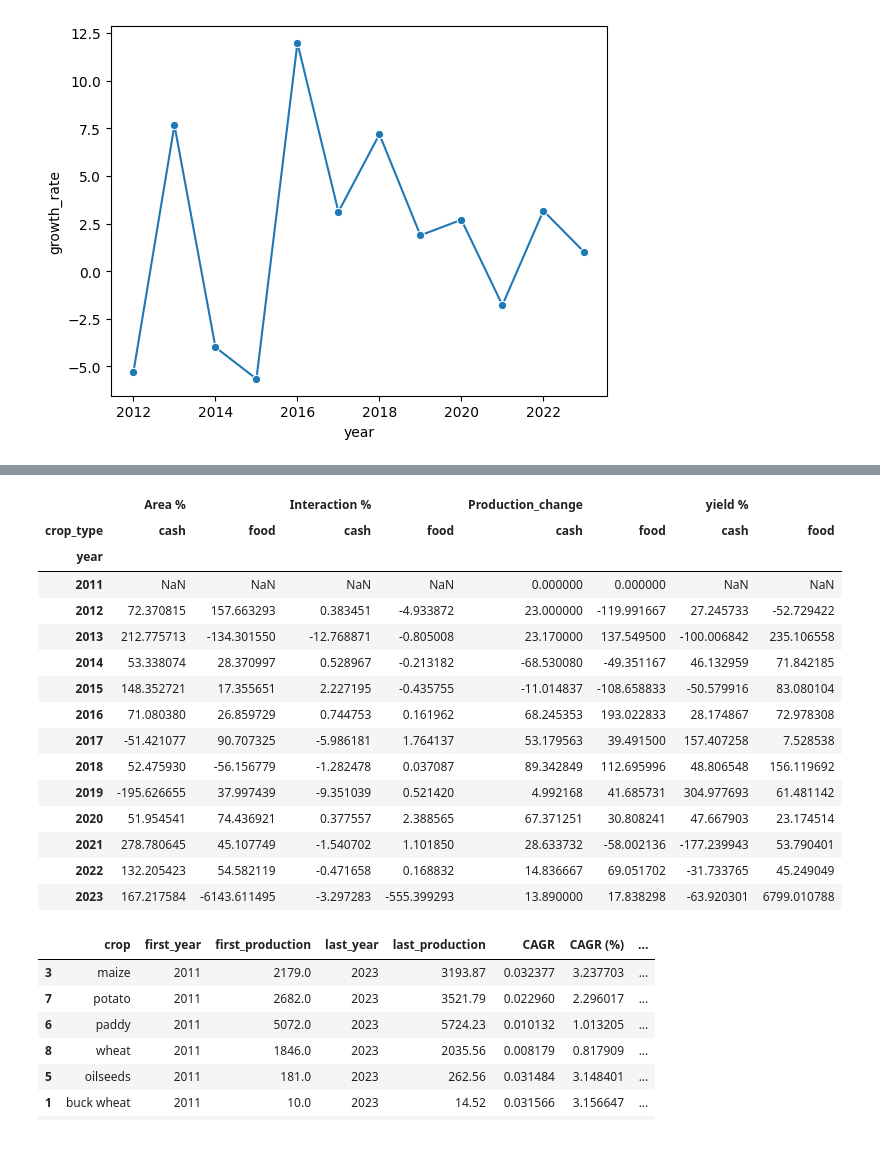
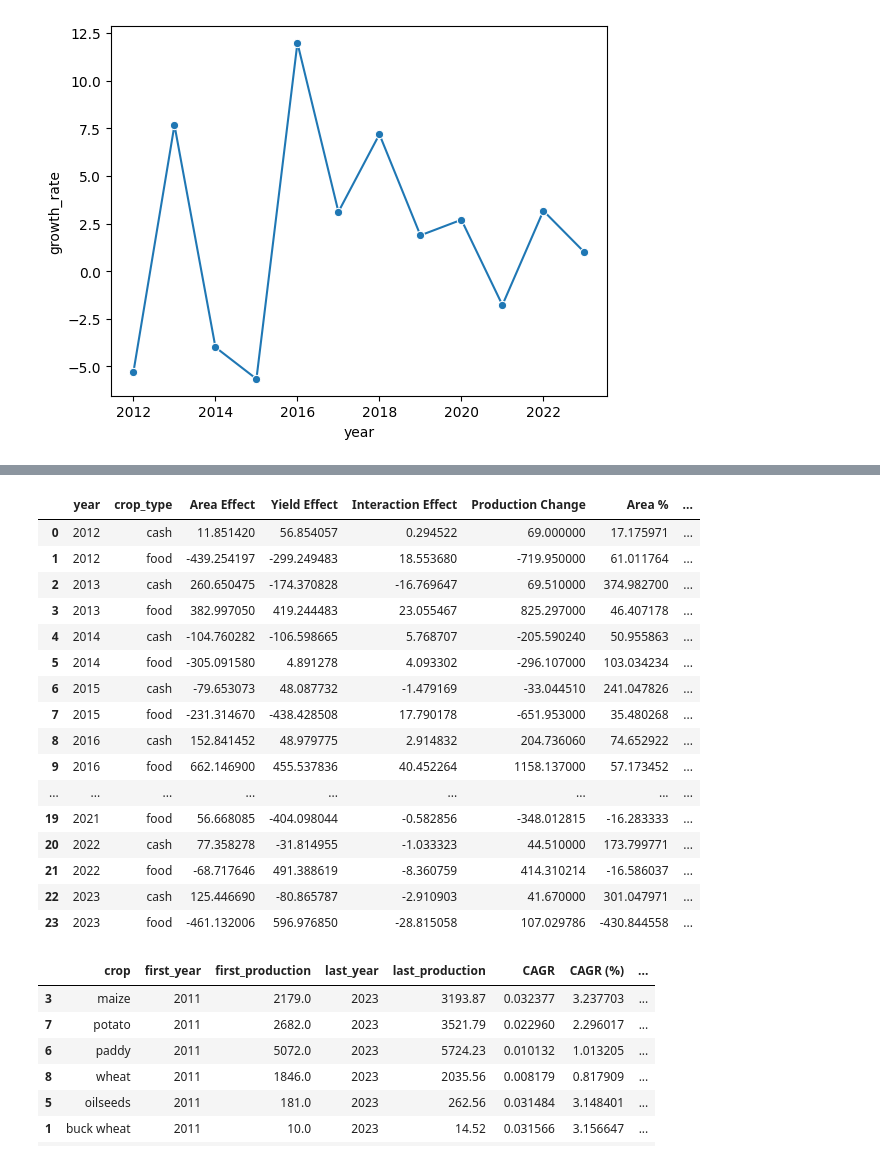
Before and after one commit to pandebipinX/Nepal_economic_analysis, a Jupyter notebook: Analysis.ipynb, the cells around one changed output, grey strips where cells are left out. Saved outputs shown, nothing was run; the diff lists cells and outputs as text; code cells hidden in the pictures.

```diff
--- a/Analysis.ipynb
+++ b/Analysis.ipynb
@@ -799,60 +801,61 @@ PREV_CAL AS (
     LAG(Area) OVER(PARTITION BY crop_type,crop ORDER BY year) as prev_area,
     LAG(Production) OVER(PARTITION BY crop_type,crop ORDER BY year) as prev_prod,
     LAG(yield) OVER(PARTITION BY crop_type,crop ORDER BY year) as prev_yield
 FROM BASE
 )
 SELECT
     year,
     crop,
     crop_type,
     Area,
     Production,
     Productivity,
     prev_area,
     prev_prod,
     prev_yield,
     (Area - prev_area) AS delta_area,
 	(Production - prev_prod) AS delta_production,
 	(yield - prev_yield) AS delta_yield
 FROM PREV_CAL
 ORDER BY year
 """
 data = pd.read_sql(query,engine)
 data.isnull().sum()
-data.fillna(0,inplace=True)
+data = data.dropna(
+    subset=['prev_area', 'prev_yield', 'prev_prod']
+)
 data.head(30)
 
 data['Area Effect'] = data['delta_area'] * data['prev_yield']
 data['Yield Effect'] = data['delta_yield'] * data['prev_area']
 data['Interaction Effect'] = data['delta_area'] * data['delta_yield']
 
-data['Production_change'] = data['Area Effect'] + data['Yield Effect'] + data['Interaction Effect']
-data['Area %'] = data['Area Effect']/data['Production_change'] * 100
-data['yield %'] = data['Yield Effect']/data['Production_change'] * 100
-data['Interaction %'] = data['Interaction Effect']/data['Production_change'] * 100
-data['check'] = data['Area %'] + data['yield %'] + data['Interaction %']
-data.pivot_table(
-    index = 'year',
-    columns = ['crop_type'],
-    values=['Production_change','Area %','yield %','Interaction %']
-)
+
+summary = data.groupby(["year","crop_type"],as_index=False)[["Area Effect","Yield Effect","Interaction Effect"]].sum()
+
+summary['Production Change'] = summary['Area Effect'] + summary['Yield Effect'] + summary['Interaction Effect']
+summary['Area %'] = summary['Area Effect']/summary['Production Change'] * 100
+summary['yield %'] = summary['Yield Effect']/summary['Production Change'] * 100
+summary['Interaction %'] = summary['Interaction Effect']/summary['Production Change'] * 100
+summary
 # %% [output]
-|  | Area % |  | Interaction % |  | Production_change |  | yield % |  |
-| crop_type | cash | food | cash | food | cash | food | cash | food |
-| year |  |  |  |  |  |  |  |  |
-| 2011 | NaN | NaN | NaN | NaN | 0.000000 | 0.000000 | NaN | NaN |
-| 2012 | 72.370815 | 157.663293 | 0.383451 | -4.933872 | 23.000000 | -119.991667 | 27.245733 | -52.729422 |
-| 2013 | 212.775713 | -134.301550 | -12.768871 | -0.805008 | 23.170000 | 137.549500 | -100.006842 | 235.106558 |
-| 2014 | 53.338074 | 28.370997 | 0.528967 | -0.213182 | -68.530080 | -49.351167 | 46.132959 | 71.842185 |
-| 2015 | 148.352721 | 17.355651 | 2.227195 | -0.435755 | -11.014837 | -108.658833 | -50.579916 | 83.080104 |
-| 2016 | 71.080380 | 26.859729 | 0.744753 | 0.161962 | 68.245353 | 193.022833 | 28.174867 | 72.978308 |
-| 2017 | -51.421077 | 90.707325 | -5.986181 | 1.764137 | 53.179563 | 39.491500 | 157.407258 | 7.528538 |
-| 2018 | 52.475930 | -56.156779 | -1.282478 | 0.037087 | 89.342849 | 112.695996 | 48.806548 | 156.119692 |
-| 2019 | -195.626655 | 37.997439 | -9.351039 | 0.521420 | 4.992168 | 41.685731 | 304.977693 | 61.481142 |
-| 2020 | 51.954541 | 74.436921 | 0.377557 | 2.388565 | 67.371251 | 30.808241 | 47.667903 | 23.174514 |
-| 2021 | 278.780645 | 45.107749 | -1.540702 | 1.101850 | 28.633732 | -58.002136 | -177.239943 | 53.790401 |
-| 2022 | 132.205423 | 54.582119 | -0.471658 | 0.168832 | 14.836667 | 69.051702 | -31.733765 | 45.249049 |
-| 2023 | 167.217584 | -6143.611495 | -3.297283 | -555.399293 | 13.890000 | 17.838298 | -63.920301 | 6799.010788 |
+|  | year | crop_type | Area Effect | Yield Effect | Interaction Effect | Production Change | Area % | ... |
+| 0 | 2012 | cash | 11.851420 | 56.854057 | 0.294522 | 69.000000 | 17.175971 | ... |
+| 1 | 2012 | food | -439.254197 | -299.249483 | 18.553680 | -719.950000 | 61.011764 | ... |
+| 2 | 2013 | cash | 260.650475 | -174.370828 | -16.769647 | 69.510000 | 374.982700 | ... |
+| 3 | 2013 | food | 382.997050 | 419.244483 | 23.055467 | 825.297000 | 46.407178 | ... |
+| 4 | 2014 | cash | -104.760282 | -106.598665 | 5.768707 | -205.590240 | 50.955863 | ... |
+| 5 | 2014 | food | -305.091580 | 4.891278 | 4.093302 | -296.107000 | 103.034234 | ... |
+| 6 | 2015 | cash | -79.653073 | 48.087732 | -1.479169 | -33.044510 | 241.047826 | ... |
+| 7 | 2015 | food | -231.314670 | -438.428508 | 17.790178 | -651.953000 | 35.480268 | ... |
+| 8 | 2016 | cash | 152.841452 | 48.979775 | 2.914832 | 204.736060 | 74.652922 | ... |
+| 9 | 2016 | food | 662.146900 | 455.537836 | 40.452264 | 1158.137000 | 57.173452 | ... |
+| ... | ... | ... | ... | ... | ... | ... | ... | ... |
+| 19 | 2021 | food | 56.668085 | -404.098044 | -0.582856 | -348.012815 | -16.283333 | ... |
+| 20 | 2022 | cash | 77.358278 | -31.814955 | -1.033323 | 44.510000 | 173.799771 | ... |
+| 21 | 2022 | food | -68.717646 | 491.388619 | -8.360759 | 414.310214 | -16.586037 | ... |
+| 22 | 2023 | cash | 125.446690 | -80.865787 | -2.910903 | 41.670000 | 301.047971 | ... |
+| 23 | 2023 | food | -461.132006 | 596.976850 | -28.815058 | 107.029786 | -430.844558 | ... |
 # %%
 #Which specific crops drove overall growth — and which dragged it down?
 # Group by crop, compute CAGR per crop, rank top 3 and bottom 3.
```
Also changed, not shown: parts of 7 cells of this notebook, 6 other files.
